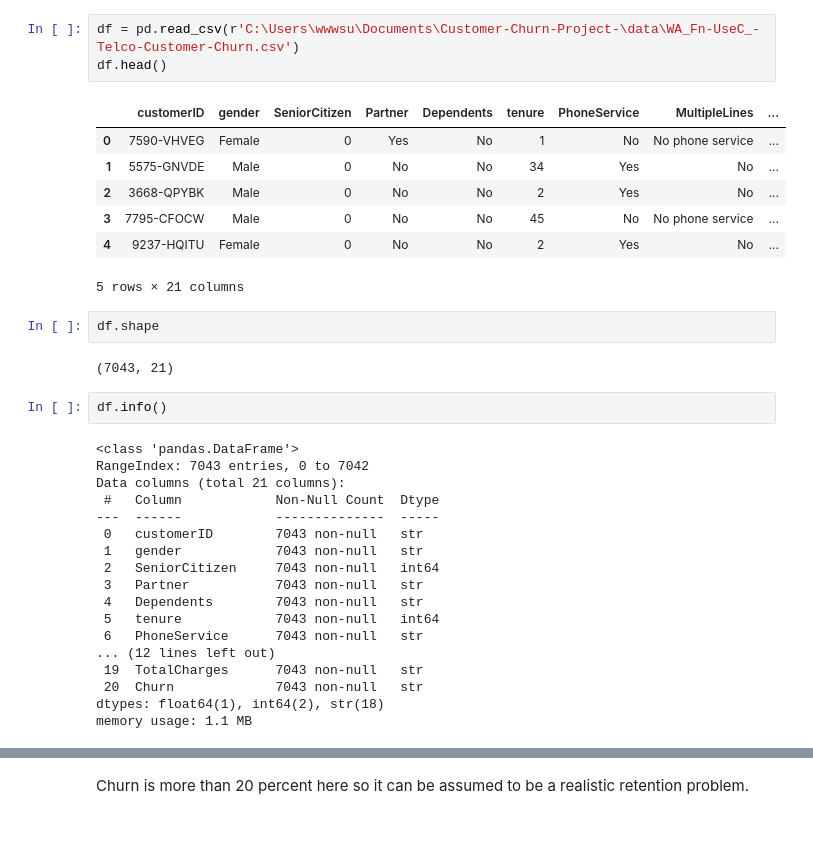
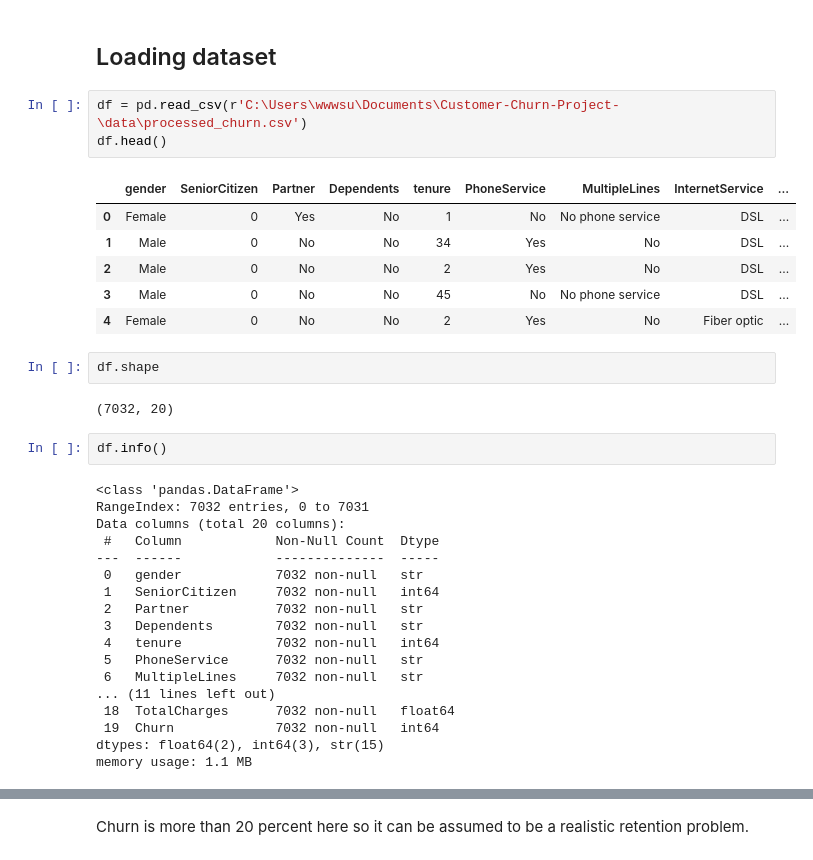
Before and after one commit to Susil4533/Customer-Churn-Project-, a Jupyter notebook: notebooks/01_eda.ipynb, the cells around one changed output, grey strips where cells are left out. Drawn from its saved outputs; the diff is of its cells as text; blank space fills up the shorter version.

Commit message:
EDA notebook is modified using preprocessed dataset along with hypotheses testing usinf processed dataset

```diff
--- a/notebooks/01_eda.ipynb
+++ b/notebooks/01_eda.ipynb
@@ -5,37 +12,38 @@ import pandas as pd
+# %% [markdown]
+## Loading dataset
 # %%
-df = pd.read_csv(r'C:\Users\wwwsu\Documents\Customer-Churn-Project-\data\WA_Fn-UseC_-Telco-Customer-Churn.csv')
+df = pd.read_csv(r'C:\Users\wwwsu\Documents\Customer-Churn-Project-\data\processed_churn.csv')
 df.head()
 # %% [output]
-|  | customerID | gender | SeniorCitizen | Partner | Dependents | tenure | PhoneService | MultipleLines | ... |
-| 0 | 7590-VHVEG | Female | 0 | Yes | No | 1 | No | No phone service | ... |
-| 1 | 5575-GNVDE | Male | 0 | No | No | 34 | Yes | No | ... |
-| 2 | 3668-QPYBK | Male | 0 | No | No | 2 | Yes | No | ... |
-| 3 | 7795-CFOCW | Male | 0 | No | No | 45 | No | No phone service | ... |
-| 4 | 9237-HQITU | Female | 0 | No | No | 2 | Yes | No | ... |
+|  | gender | SeniorCitizen | Partner | Dependents | tenure | PhoneService | MultipleLines | InternetService | ... |
+| 0 | Female | 0 | Yes | No | 1 | No | No phone service | DSL | ... |
+| 1 | Male | 0 | No | No | 34 | Yes | No | DSL | ... |
+| 2 | Male | 0 | No | No | 2 | Yes | No | DSL | ... |
+| 3 | Male | 0 | No | No | 45 | No | No phone service | DSL | ... |
+| 4 | Female | 0 | No | No | 2 | Yes | No | Fiber optic | ... |
-5 rows × 21 columns
 # %%
 df.shape
 # %% [output]
-(7043, 21)
+(7032, 20)
 # %%
 df.info()
 # %% [output]
 <class 'pandas.DataFrame'>
-RangeIndex: 7043 entries, 0 to 7042
-Data columns (total 21 columns):
+RangeIndex: 7032 entries, 0 to 7031
+Data columns (total 20 columns):
  #   Column            Non-Null Count  Dtype
 ---  ------            --------------  -----
- 0   customerID        7043 non-null   str
- 1   gender            7043 non-null   str
- 2   SeniorCitizen     7043 non-null   int64
- 3   Partner           7043 non-null   str
- 4   Dependents        7043 non-null   str
- 5   tenure            7043 non-null   int64
- 6   PhoneService      7043 non-null   str
-... (12 lines left out)
- 19  TotalCharges      7043 non-null   str
- 20  Churn             7043 non-null   str
-dtypes: float64(1), int64(2), str(18)
+ 0   gender            7032 non-null   str
+ 1   SeniorCitizen     7032 non-null   int64
+ 2   Partner           7032 non-null   str
+ 3   Dependents        7032 non-null   str
+ 4   tenure            7032 non-null   int64
+ 5   PhoneService      7032 non-null   str
+ 6   MultipleLines     7032 non-null   str
+... (11 lines left out)
+ 18  TotalCharges      7032 non-null   float64
+ 19  Churn             7032 non-null   int64
+dtypes: float64(2), int64(3), str(15)
 memory usage: 1.1 MB
 # %%
 df.describe(include='all')
```
Also changed, not shown: parts of 16 cells of this notebook.
